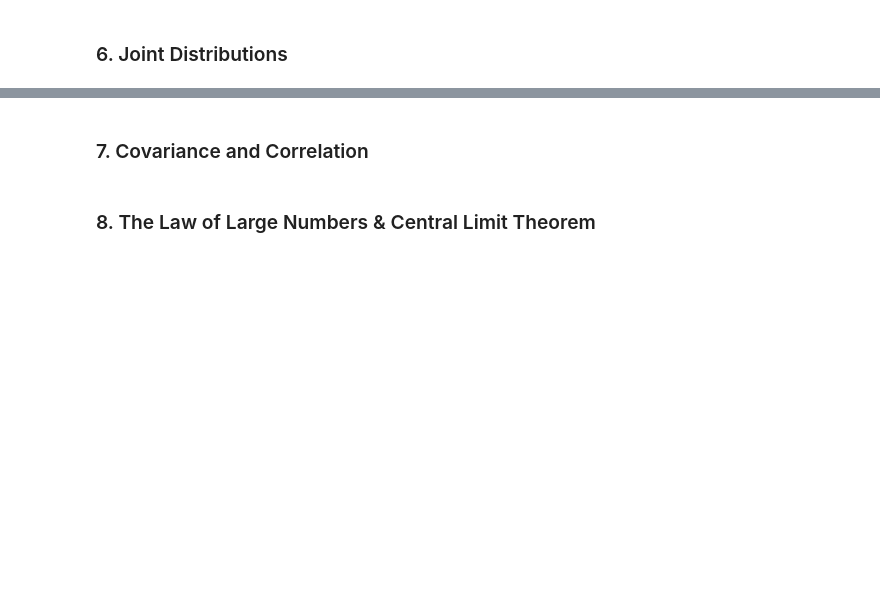
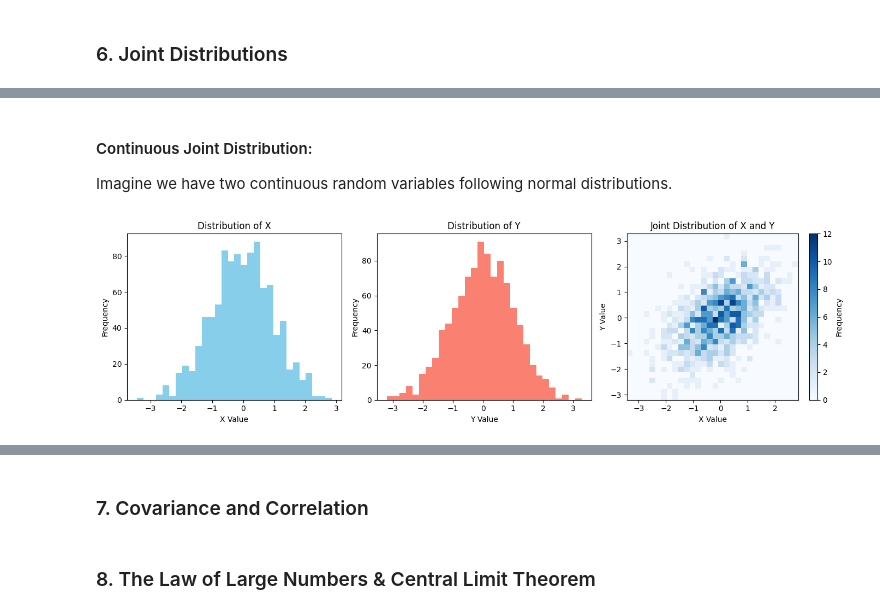
Before and after one commit to natapone/learning_ai_by_coding, a Jupyter notebook: 1-3_probability.ipynb, the cells around one changed output, grey strips where cells are left out. Saved outputs shown, nothing was run; the diff lists cells and outputs as text; code cells hidden in the pictures; blank space fills up the shorter version.

```diff
--- a/1-3_probability.ipynb
+++ b/1-3_probability.ipynb
@@ -1293,0 +1401,44 @@ plt.show()
+# %% [markdown]
+#### Continuous Joint Distribution:
+
+Imagine we have two continuous random variables following normal distributions.
+# %%
+import numpy as np
+import matplotlib.pyplot as plt
+
+# Parameters
+mean = [0, 0]
+cov = [[1, 0.5], [0.5, 1]]  # covariance matrix to introduce some correlation
+samples = 1000
+
+# Generating the data
+x, y = np.random.multivariate_normal(mean, cov, samples).T
+
+# Plotting distribution for x
+plt.figure(figsize=(14, 4))
+plt.subplot(1, 3, 1)
+plt.hist(x, bins=30, color='skyblue')
+plt.xlabel('X Value')
+plt.ylabel('Frequency')
+plt.title('Distribution of X')
+
+# Plotting distribution for y
+plt.subplot(1, 3, 2)
+plt.hist(y, bins=30, color='salmon')
+plt.xlabel('Y Value')
+plt.ylabel('Frequency')
+plt.title('Distribution of Y')
+
+# Plotting joint distribution
+plt.subplot(1, 3, 3)
+plt.hist2d(x, y, bins=30, cmap='Blues')
+plt.colorbar(label='Frequency')
+plt.xlabel('X Value')
+plt.ylabel('Y Value')
+plt.title('Joint Distribution of X and Y')
+
+# Adjust layout
+plt.tight_layout()
+plt.show()
+# %% [output]
+[figure, added]
```
Also changed, not shown: parts of 9 cells of this notebook.
